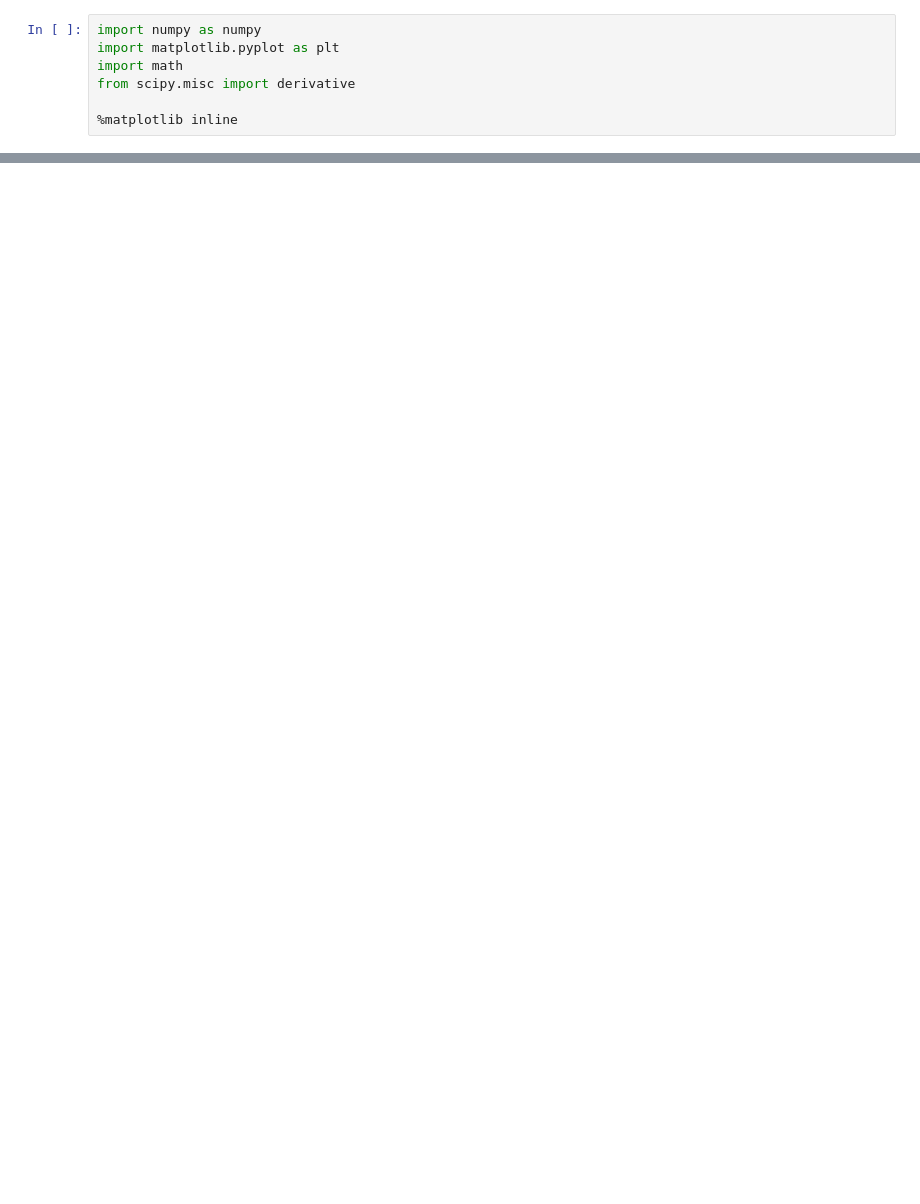
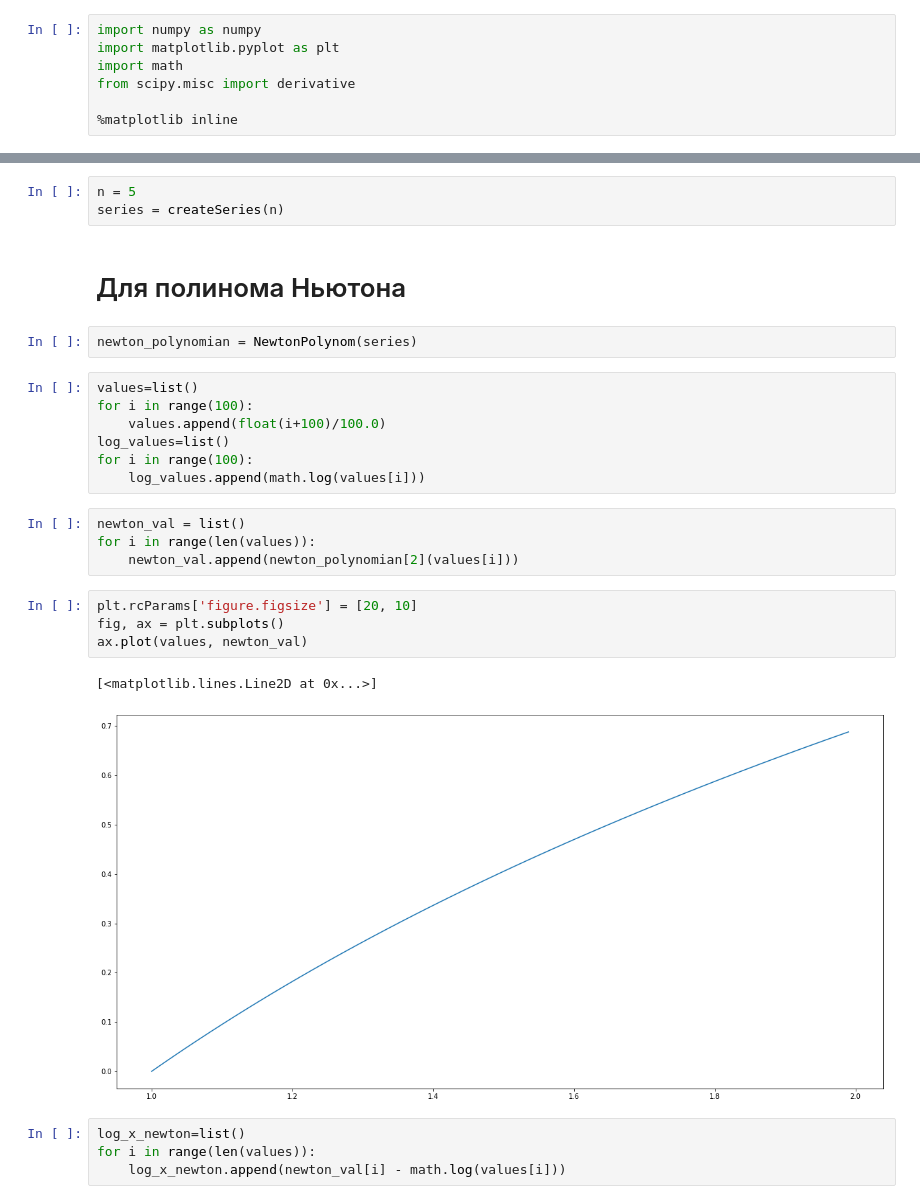
Before and after one commit to SkivHisink/BasicsOfComputationalPhysics, a Jupyter notebook: Task5Py/Task5.ipynb, the cells around one changed output, grey strips where cells are left out. Saved outputs shown, nothing was run; the diff lists cells and outputs as text; blank space fills up the shorter version.

```diff
--- a/Task5Py/Task5.ipynb
+++ b/Task5Py/Task5.ipynb
@@ -38,0 +75,29 @@ def NewtonPolynom(points, x):
+# %%
+n = 5
+series = createSeries(n)
+# %% [markdown]
+# Для полинома Ньютона
+# %%
+newton_polynomian = NewtonPolynom(series)
+# %%
+values=list()
+for i in range(100):
+    values.append(float(i+100)/100.0)
+log_values=list()
+for i in range(100):
+    log_values.append(math.log(values[i]))
+# %%
+newton_val = list()
+for i in range(len(values)):
+    newton_val.append(newton_polynomian[2](values[i]))
+# %%
+plt.rcParams['figure.figsize'] = [20, 10]
+fig, ax = plt.subplots()
+ax.plot(values, newton_val)
+# %% [output]
+[<matplotlib.lines.Line2D at 0x...>]
+[figure, added]
+# %%
+log_x_newton=list()
+for i in range(len(values)):
+    log_x_newton.append(newton_val[i] - math.log(values[i]))
```
Also changed, not shown: parts of 14 cells of this notebook, 4 other files.
